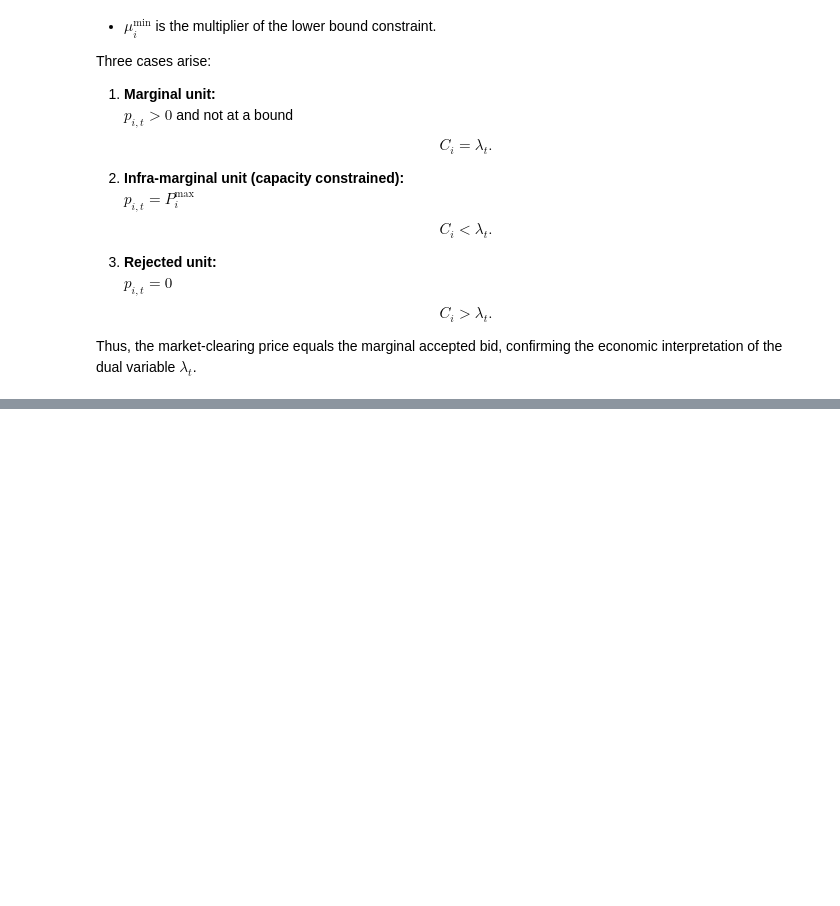
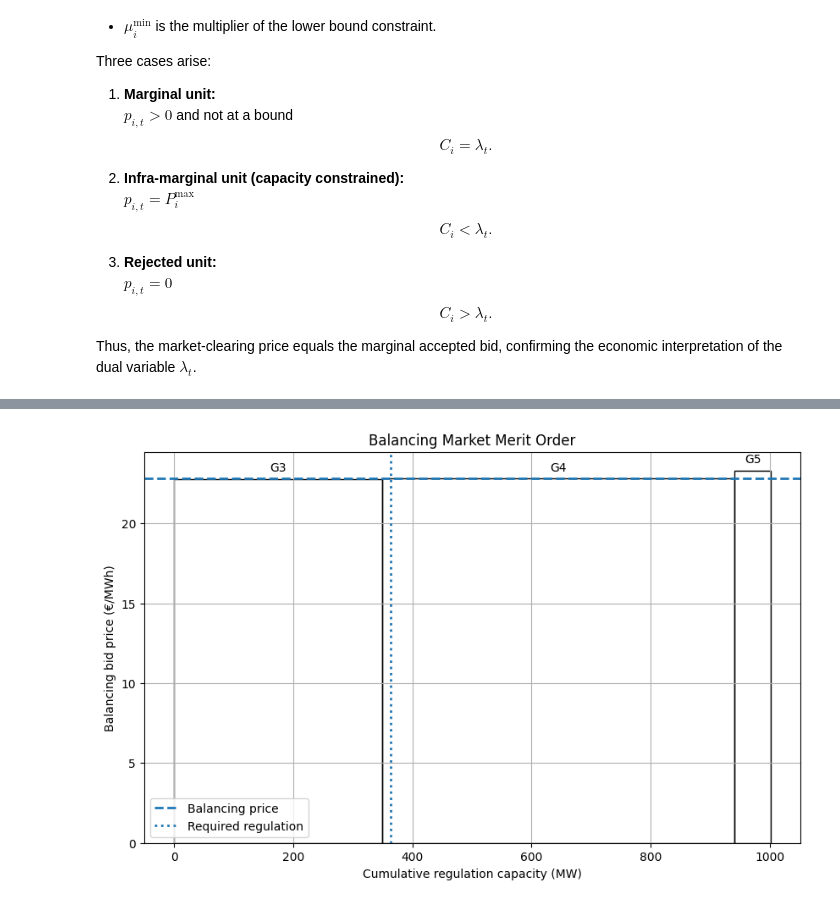
Before and after one commit to KonstantinosKountras/46755-electricity-market-clearing_Asgn1, a Jupyter notebook: Assignment1_5Balancing.ipynb, the cells around one changed output, grey strips where cells are left out. Drawn from its saved outputs; the diff is of its cells as text; code cells hidden in the pictures; blank space fills up the shorter version.

```diff
--- a/Assignment1_5Balancing.ipynb
+++ b/Assignment1_5Balancing.ipynb
@@ -428,0 +787,65 @@ The balancing market is then cleared to correct this imbalance.
+# %%
+# ============================================
+# BALANCING MERIT ORDER PLOT
+# ============================================
+
+import matplotlib.pyplot as plt
+import pandas as pd
+
+balancing_data = []
+
+for i in flexible_generators:
+
+    up_capacity = P_max[i] - p_DA[i]
+
+    if up_capacity > 0:
+        balancing_data.append({
+            "unit": f"G{i+1}",
+            "capacity": up_capacity,
+            "price": C_up[i]
+        })
+
+bal_df = pd.DataFrame(balancing_data)
+
+# sort by balancing bid
+bal_df = bal_df.sort_values("price")
+
+plt.figure(figsize=(10,6))
+
+cum_cap = 0
+
+for _, row in bal_df.iterrows():
+
+    plt.bar(
+        cum_cap,
+        row["price"],
+        width=row["capacity"],
+        align="edge",
+        edgecolor="black",
+        fill=False
+    )
+
+    plt.text(
+        cum_cap + row["capacity"]/2,
+        row["price"] + 0.5,
+        row["unit"],
+        ha="center"
+    )
+
+    cum_cap += row["capacity"]
+
+# balancing price
+plt.axhline(lambda_BAL, linestyle="--", linewidth=2, label="Balancing price")
+
+# imbalance
+plt.axvline(abs(imbalance), linestyle=":", linewidth=2, label="Required regulation")
+
+plt.xlabel("Cumulative regulation capacity (MW)")
+plt.ylabel("Balancing bid price (€/MWh)")
+plt.title("Balancing Market Merit Order")
+plt.legend()
+plt.grid(True)
+
+plt.show()
+# %% [output]
+[figure, added]
```
Also changed, not shown: parts of 13 cells of this notebook.
